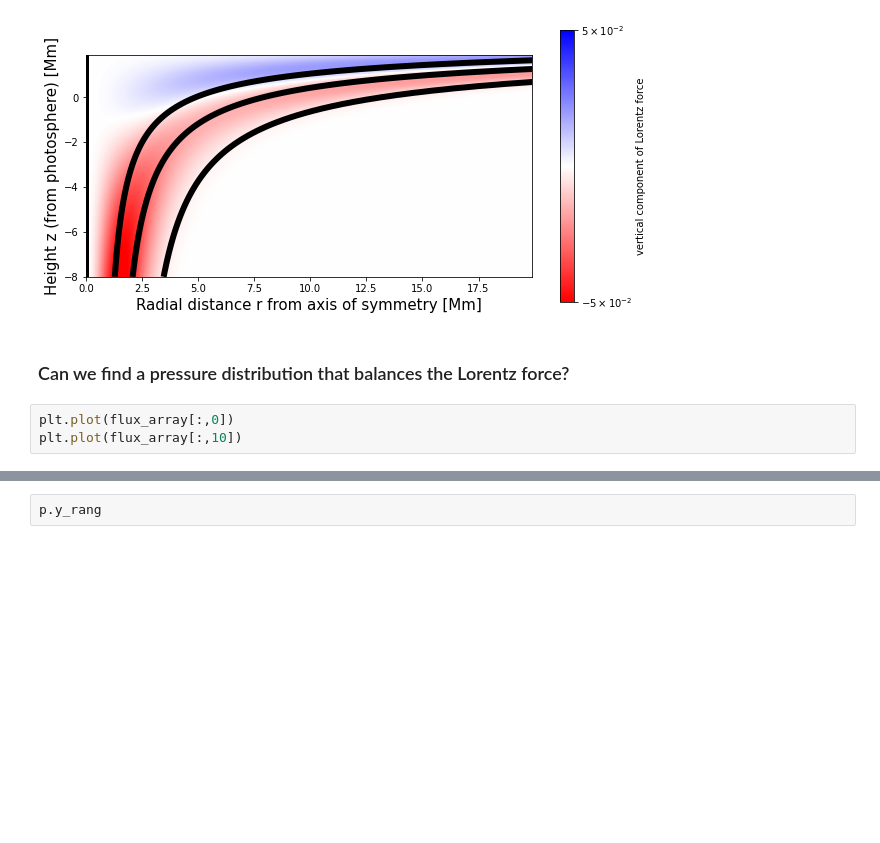
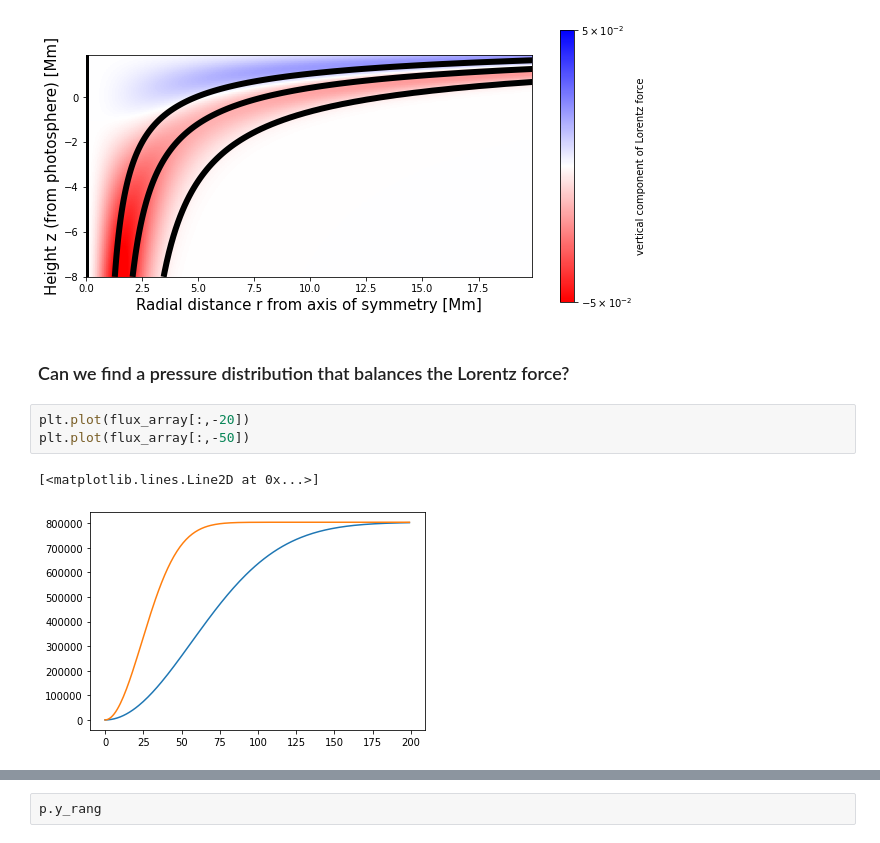
Before and after one commit to fluxtransport/HelioLectures, a Jupyter notebook: notebooks/sunspot_lecture.ipynb, the cells around one changed output, grey strips where cells are left out. Drawn from its saved outputs; the diff is of its cells as text; blank space fills up the shorter version.

```diff
--- a/notebooks/sunspot_lecture.ipynb
+++ b/notebooks/sunspot_lecture.ipynb
@@ -178,8 +190,11 @@ plt.show()
 # %% [markdown]
 ### Can we find a pressure distribution that balances the Lorentz force?
 # %%
-plt.plot(flux_array[:,0])
-plt.plot(flux_array[:,10])
+plt.plot(flux_array[:,-20])
+plt.plot(flux_array[:,-50])
+# %% [output]
+[<matplotlib.lines.Line2D at 0x...>]
+[figure, added]
 # %%
 from bokeh.plotting import figure, show
 from bokeh.io import output_notebook
```
Also changed, not shown: parts of 8 cells of this notebook.
